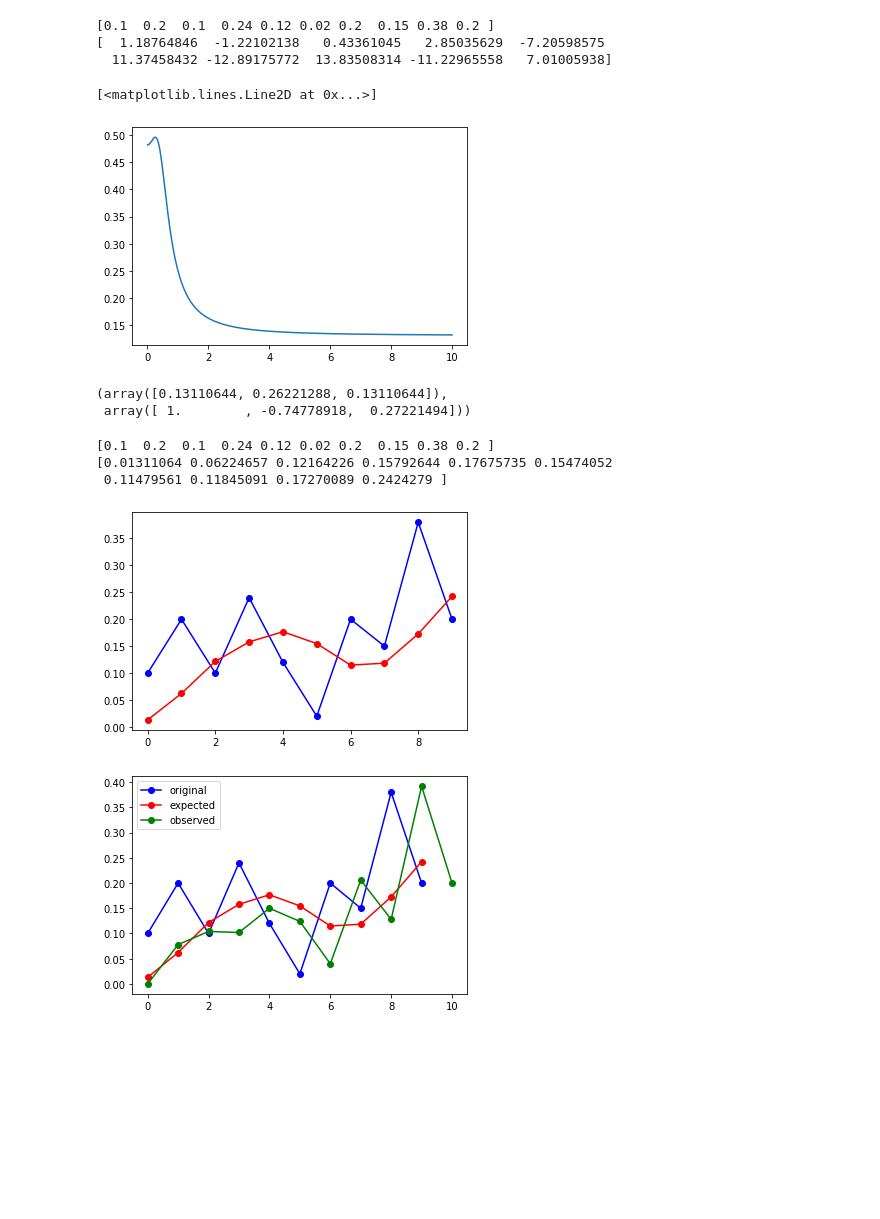
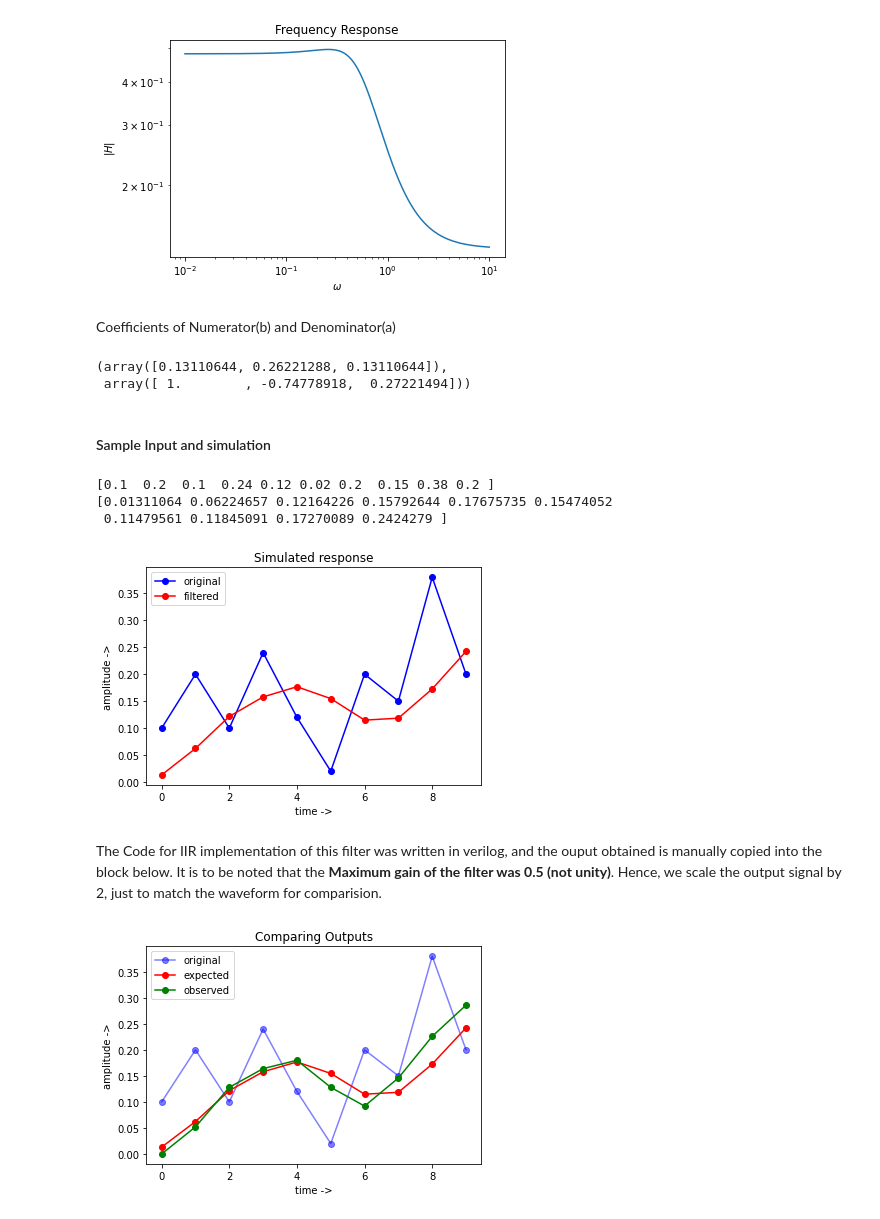
Before and after one commit to raghuttamh/DigitalSignalProcessingTrials, a Jupyter notebook: Verilog_Compare.ipynb, the cells around one changed output. Cells and saved outputs as stored; diff of their text form; code cells hidden in the pictures; blank space fills up the shorter version.

```diff
--- a/Verilog_Compare.ipynb
+++ b/Verilog_Compare.ipynb
@@ -2,15 +8,8 @@
 import numpy as np
 from scipy import signal
 import matplotlib.pyplot as plt
-# %%
-x = np.array([0.1,0.2,0.1,0.24,0.12,0.02,0.2,0.15,0.38,0.2])
-b, a = np.array([1,-1.0281,0.3651]), np.array([0.0842,0.1684,0.0842])
-y = signal.lfilter(b,a,x)
-print(x)
-print(y)
-# %% [output]
-[0.1  0.2  0.1  0.24 0.12 0.02 0.2  0.15 0.38 0.2 ]
-[  1.18764846  -1.22102138   0.43361045   2.85035629  -7.20598575
-  11.37458432 -12.89175772  13.83508314 -11.22965558   7.01005938]
 # %%
-b,a = signal.butter(2,0.3,'lowpass')
+omega = 0.3 #desired cut-off
+N = 2 #Order of the filter
+b,a = signal.butter(N,omega,'lowpass')
+w,h = signal.freqs(b,a)
@@ -19,13 +16,20 @@ w,h = signal.freqs(b,a)
 # %%
-plt.plot(w,np.abs(h))
+plt.loglog(w,np.abs(h))
+plt.xlabel('$\omega$')
+plt.ylabel('$|H|$')
+plt.title("Frequency Response")
+plt.show()
 # %% [output]
-[<matplotlib.lines.Line2D at 0x...>]
-[figure, old version]
+[figure, new version]
+# %% [markdown]
+Coefficients of Numerator(b) and Denominator(a)
 # %%
 b,a
 # %% [output]
 (array([0.13110644, 0.26221288, 0.13110644]),
  array([ 1.        , -0.74778918,  0.27221494]))
+# %% [markdown]
+#### Sample Input and simulation
 # %%
 x = np.array([0.1,0.2,0.1,0.24,0.12,0.02,0.2,0.15,0.38,0.2])
 y = signal.lfilter(b,a,x)
@@ -36,19 +40,26 @@ print(y)
 [0.01311064 0.06224657 0.12164226 0.15792644 0.17675735 0.15474052
  0.11479561 0.11845091 0.17270089 0.2424279 ]
 # %%
-plt.plot(np.arange(len(x)),x,'bo-')
-plt.plot(np.arange(len(y)),y,'ro-')
+plt.plot(np.arange(len(x)),x,'bo-',label = 'original')
+plt.plot(np.arange(len(y)),y,'ro-', label = 'filtered')
+plt.title('Simulated response')
+plt.xlabel('time ->')
+plt.ylabel('amplitude ->')
+plt.legend(loc=0)
 plt.show()
 # %% [output]
-[figure, old version]
+[figure, new version]
+# %% [markdown]
+The Code for IIR implementation of this filter was written in verilog, and the ouput obtained is manually copied into the block below. It is to be noted that the <b>Maximum gain of the filter was 0.5 (not unity)</b>. Hence, we scale the output signal by 2, just to match the waveform for comparision.
 # %%
-#veri_out = [42949669,11166912,3332886,9130070,37093295,16400506,40828476,22751784,37137035,26491953,33372627,28280923,31032389,28996308,29871144,29223760,29389280,29266804]
-#veri_out = np.array([ 0,52,51,75,61,20,54,64,118,100])/400
-veri_out = np.array([ 0,39,52,51,75,62,20,103,64,196,100])/500
-plt.plot(np.arange(len(x)),x,'bo-',label='original')
+veri_out = np.array([0,26,64,82,90,64,46,73,113,143])/500
+plt.plot(np.arange(len(x)),x,'bo-',label='original',alpha=0.5)
 plt.plot(np.arange(len(y)),y,'ro-',label='expected')
 plt.plot(np.arange(len(veri_out)),veri_out,'go-',label = 'observed')
+plt.title('Comparing Outputs')
+plt.xlabel('time ->')
+plt.ylabel('amplitude ->')
 plt.legend(loc=0)
 plt.show()
 # %% [output]
-[figure, old version]
+[figure, new version]
```
Also changed, not shown: parts of 5 cells of this notebook, 3 other files.
